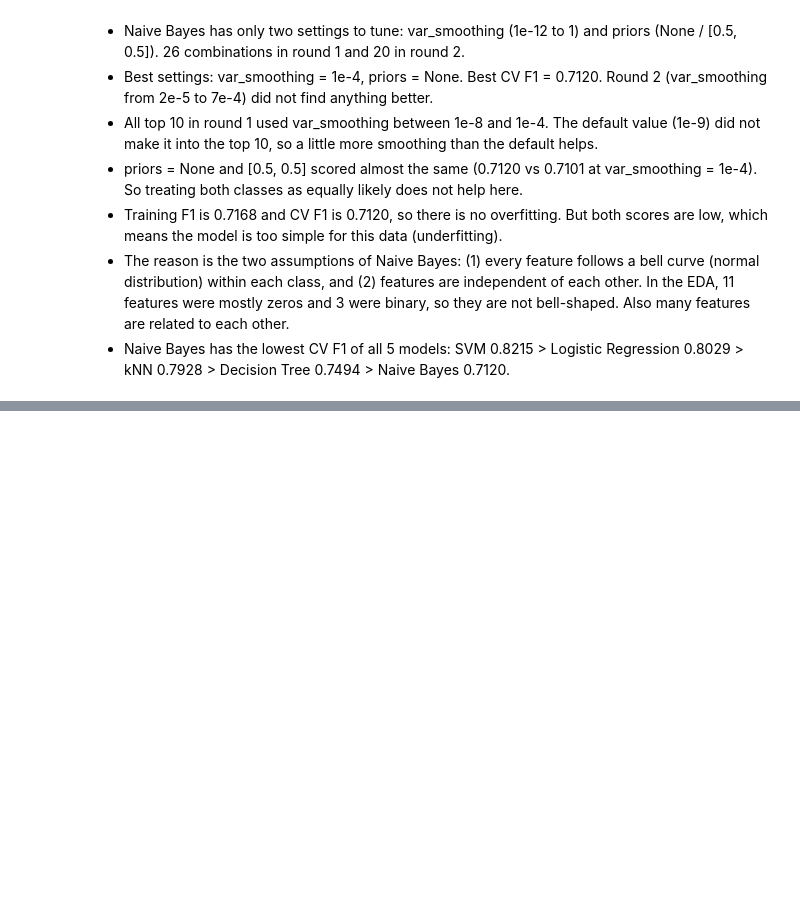
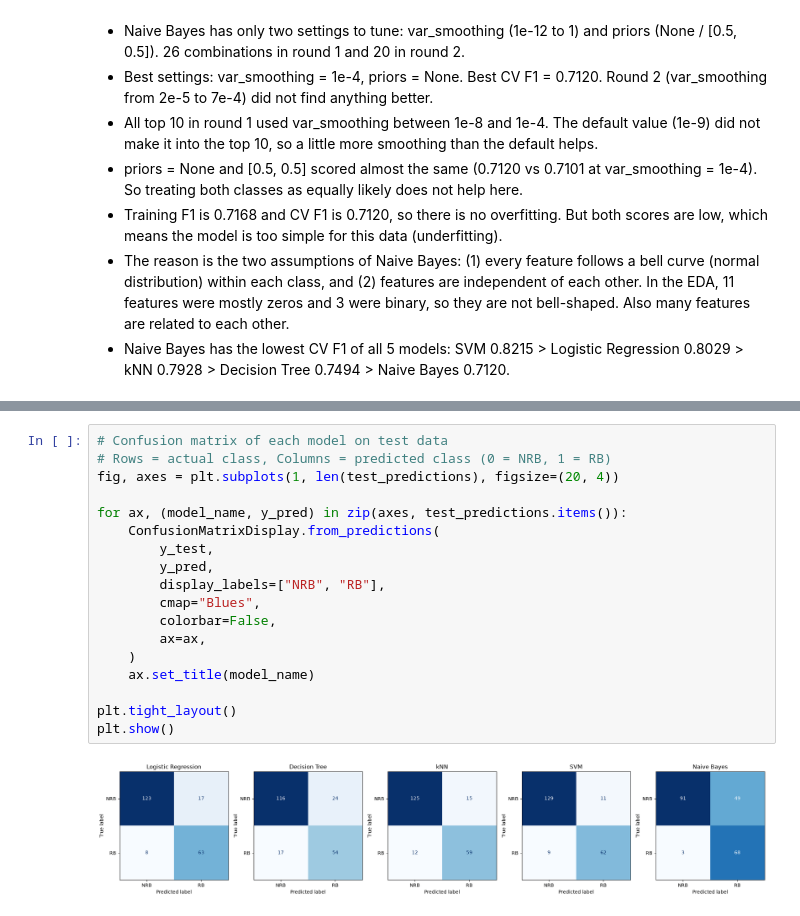
Before and after one commit to MadhurBhaiya-BITS/qsar-biodegradation-classifier, a Jupyter notebook: qsar_classifier.ipynb, the cells around one changed output, grey strips where cells are left out. Saved outputs shown, nothing was run; the diff lists cells and outputs as text; blank space fills up the shorter version.

Commit message:
Add test evaluation; SVM wins on 5 of 6 metrics; test data F1 = 0.86, MCC = 0.79

```diff
--- a/qsar_classifier.ipynb
+++ b/qsar_classifier.ipynb
@@ -1096,0 +1147,20 @@ Naive Bayes :: Training F1 score: 0.7168
+# %%
+# Confusion matrix of each model on test data
+# Rows = actual class, Columns = predicted class (0 = NRB, 1 = RB)
+fig, axes = plt.subplots(1, len(test_predictions), figsize=(20, 4))
+
+for ax, (model_name, y_pred) in zip(axes, test_predictions.items()):
+    ConfusionMatrixDisplay.from_predictions(
+        y_test,
+        y_pred,
+        display_labels=["NRB", "RB"],
+        cmap="Blues",
+        colorbar=False,
+        ax=ax,
+    )
+    ax.set_title(model_name)
+
+plt.tight_layout()
+plt.show()
+# %% [output]
+[figure, added]
```
Also changed, not shown: parts of 4 cells of this notebook.
